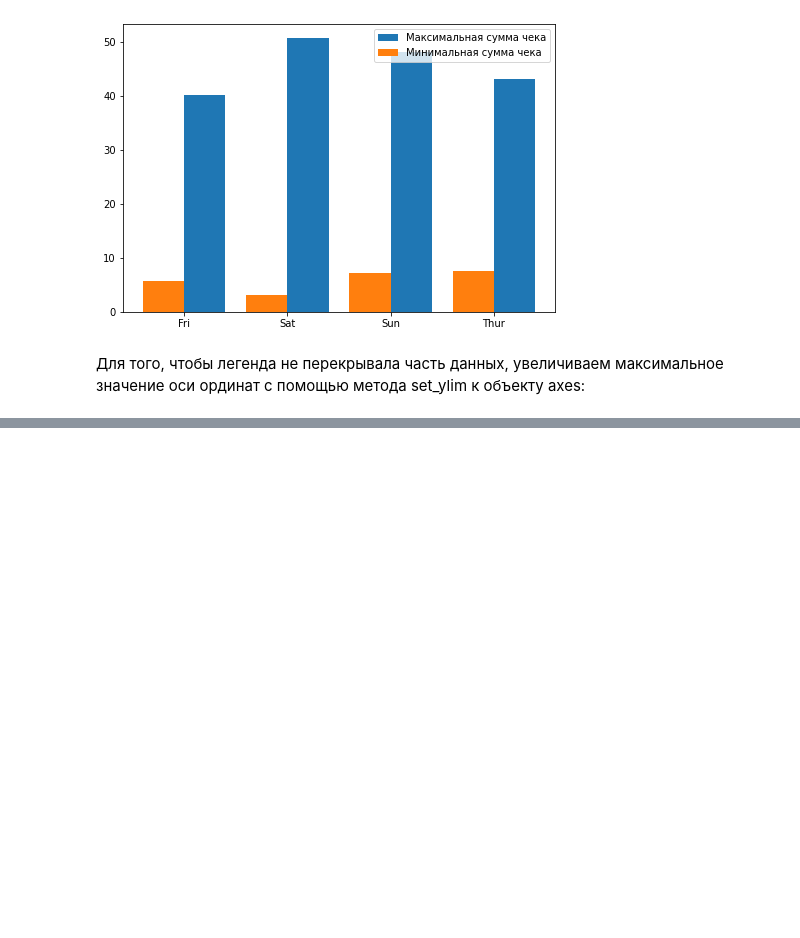
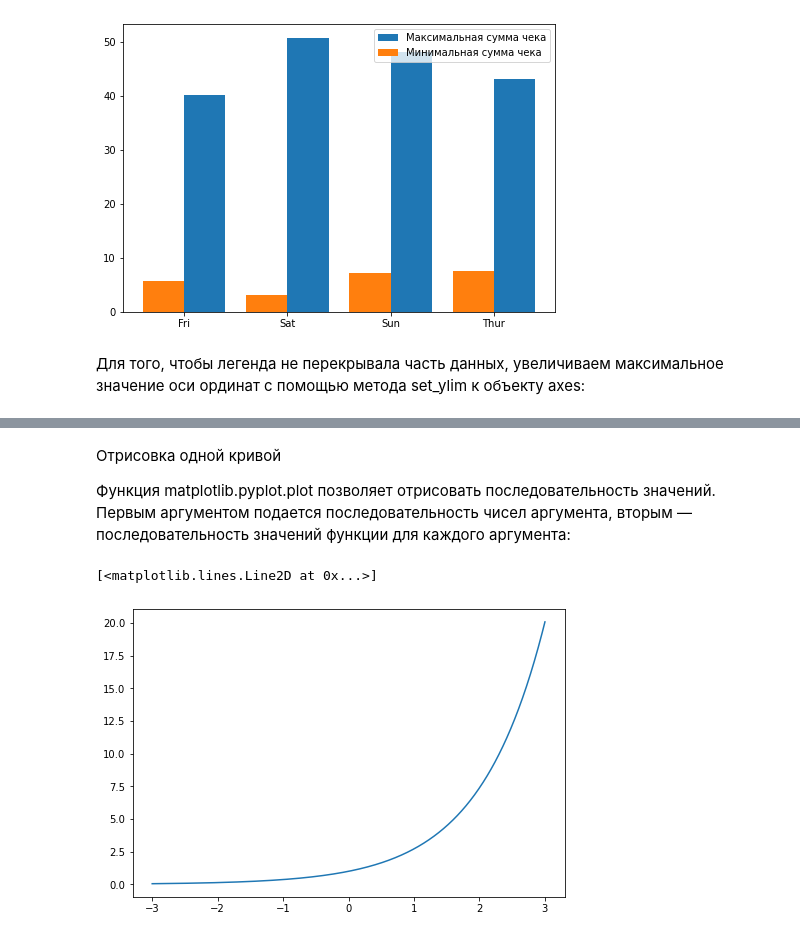
Before and after one commit to asyachin/Unit_2, a Jupyter notebook: 10-Graphic_Pandas.ipynb, the cells around one changed output, grey strips where cells are left out. Saved outputs shown, nothing was run; the diff lists cells and outputs as text; code cells hidden in the pictures; blank space fills up the shorter version.

```diff
--- a/10-Graphic_Pandas.ipynb
+++ b/10-Graphic_Pandas.ipynb
@@ -220,0 +244,18 @@ axes.legend(loc = 2)
+# %%
+import numpy as np
+
+#Теперь сгенерируем массив из 1000 чисел, равномерно распределённых в интервале от -3 до 3.
+# Также создадим переменную, содержащую значения функции e^x на отрезке [-3, 3]:
+x = np.linspace(start=-3., stop=3., num=1000)
+y1 = np.exp(x)
+# %% [markdown]
+Отрисовка одной кривой
+
+Функция matplotlib.pyplot.plot позволяет отрисовать последовательность значений. Первым аргументом подается последовательность чисел аргумента, вторым — последовательность значений функции для каждого аргумента:
+# %%
+fig = plt.figure()
+axes = fig.add_axes([0,0,1,1])
+axes.plot(x, y1)
+# %% [output]
+[<matplotlib.lines.Line2D at 0x...>]
+[figure, added]
```
Also changed, not shown: parts of 9 cells of this notebook.
